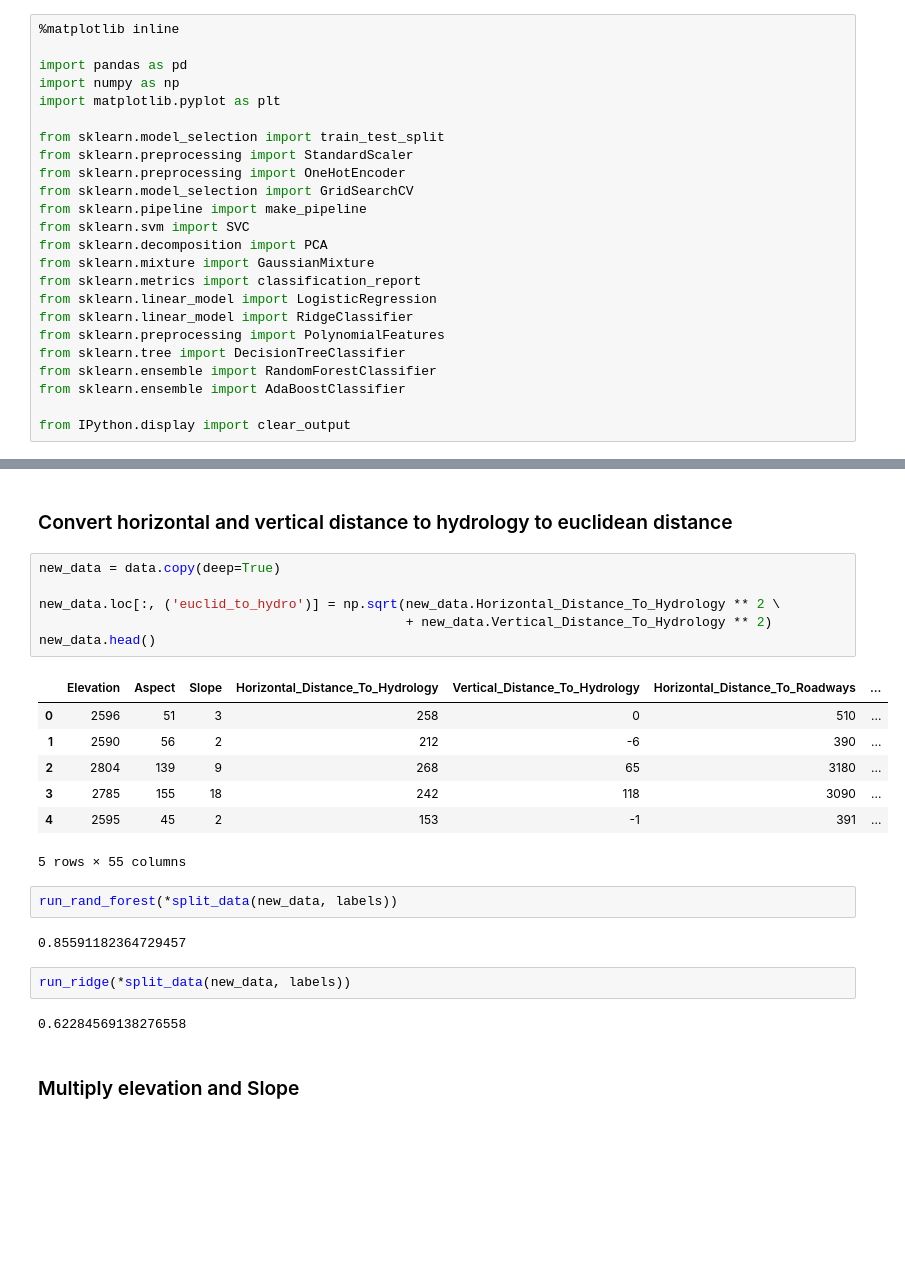
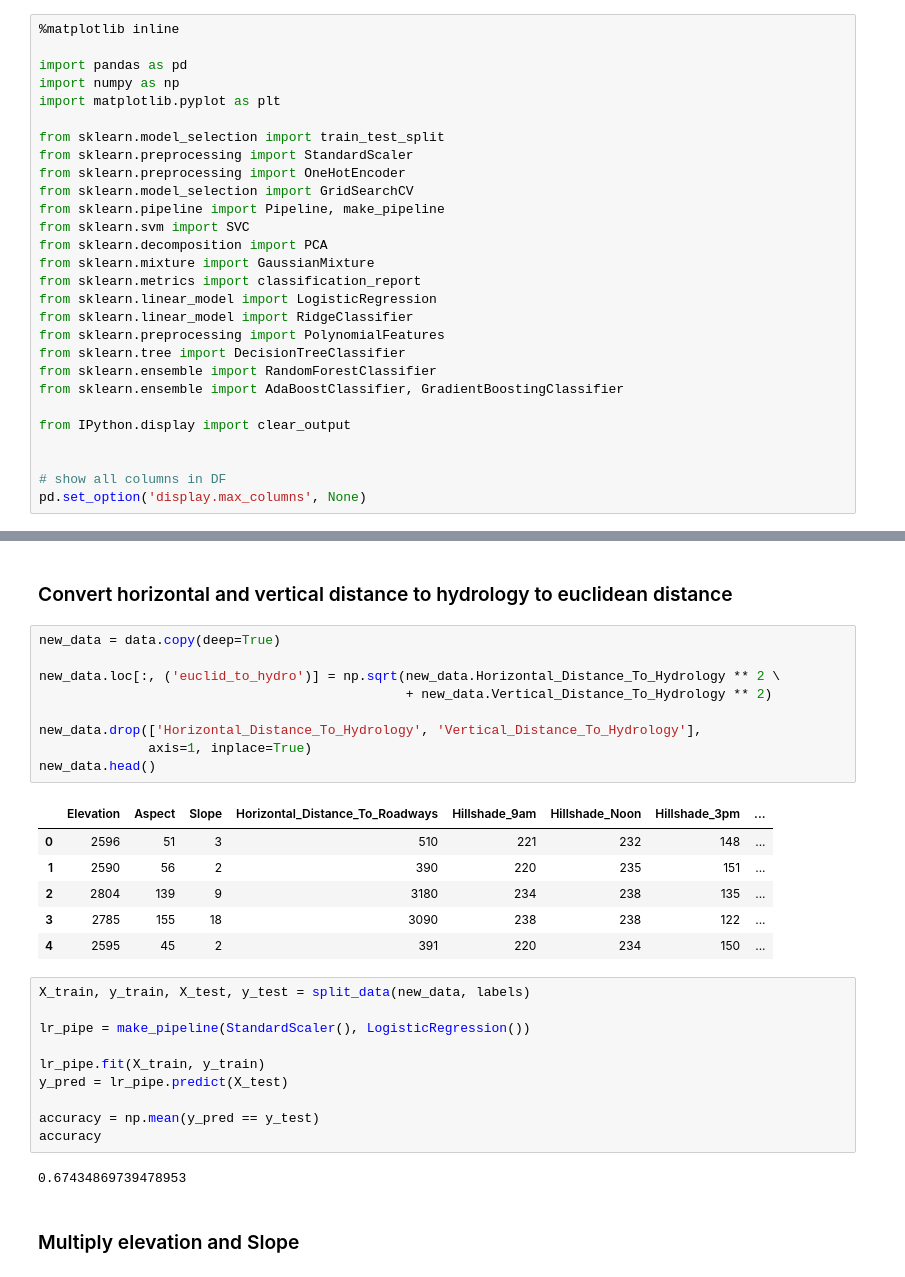
Before and after one commit to chingnaw/W207_Final, a Jupyter notebook: notebooks/Chris Fleisch - Forest Coverage.ipynb, the cells around one changed output, grey strips where cells are left out. Drawn from its saved outputs; the diff is of its cells as text; blank space fills up the shorter version.

Commit message:
Worked on feature engineering with regression

```diff
--- a/notebooks/Chris Fleisch - Forest Coverage.ipynb
+++ b/notebooks/Chris Fleisch - Forest Coverage.ipynb
@@ -9,7 +9,7 @@ from sklearn.model_selection import train_test_split
 from sklearn.preprocessing import StandardScaler
 from sklearn.preprocessing import OneHotEncoder
 from sklearn.model_selection import GridSearchCV
-from sklearn.pipeline import make_pipeline
+from sklearn.pipeline import Pipeline, make_pipeline
 from sklearn.svm import SVC
 from sklearn.decomposition import PCA
 from sklearn.mixture import GaussianMixture
@@ -19,9 +19,13 @@ from sklearn.linear_model import RidgeClassifier
 from sklearn.preprocessing import PolynomialFeatures
 from sklearn.tree import DecisionTreeClassifier
 from sklearn.ensemble import RandomForestClassifier
-from sklearn.ensemble import AdaBoostClassifier
+from sklearn.ensemble import AdaBoostClassifier, GradientBoostingClassifier
 
 from IPython.display import clear_output
+
+
+# show all columns in DF
+pd.set_option('display.max_columns', None)
 # %%
 df = pd.read_csv('../data/train.csv', header=0)
 df.head()
@@ -467,25 +659,31 @@ run_ridge(*split_data(new_data, labels))
 # %%
 new_data = data.copy(deep=True)
 
 new_data.loc[:, ('euclid_to_hydro')] = np.sqrt(new_data.Horizontal_Distance_To_Hydrology ** 2 \
                                                + new_data.Vertical_Distance_To_Hydrology ** 2)
+
+new_data.drop(['Horizontal_Distance_To_Hydrology', 'Vertical_Distance_To_Hydrology'],
+              axis=1, inplace=True)
 new_data.head()
 # %% [output]
-|  | Elevation | Aspect | Slope | Horizontal_Distance_To_Hydrology | Vertical_Distance_To_Hydrology | Horizontal_Distance_To_Roadways | ... |
-| 0 | 2596 | 51 | 3 | 258 | 0 | 510 | ... |
-| 1 | 2590 | 56 | 2 | 212 | -6 | 390 | ... |
-| 2 | 2804 | 139 | 9 | 268 | 65 | 3180 | ... |
-| 3 | 2785 | 155 | 18 | 242 | 118 | 3090 | ... |
-| 4 | 2595 | 45 | 2 | 153 | -1 | 391 | ... |
+|  | Elevation | Aspect | Slope | Horizontal_Distance_To_Roadways | Hillshade_9am | Hillshade_Noon | Hillshade_3pm | ... |
+| 0 | 2596 | 51 | 3 | 510 | 221 | 232 | 148 | ... |
+| 1 | 2590 | 56 | 2 | 390 | 220 | 235 | 151 | ... |
+| 2 | 2804 | 139 | 9 | 3180 | 234 | 238 | 135 | ... |
+| 3 | 2785 | 155 | 18 | 3090 | 238 | 238 | 122 | ... |
+| 4 | 2595 | 45 | 2 | 391 | 220 | 234 | 150 | ... |
-5 rows × 55 columns
-# %%
-run_rand_forest(*split_data(new_data, labels))
-# %% [output]
-0.85591182364729457
-# %%
-run_ridge(*split_data(new_data, labels))
-# %% [output]
-0.62284569138276558
+# %%
+X_train, y_train, X_test, y_test = split_data(new_data, labels)
+
+lr_pipe = make_pipeline(StandardScaler(), LogisticRegression())
+
+lr_pipe.fit(X_train, y_train)
+y_pred = lr_pipe.predict(X_test)
+
+accuracy = np.mean(y_pred == y_test)
+accuracy
+# %% [output]
+0.67434869739478953
 # %% [markdown]
 ### Multiply elevation and Slope
 # %%
```
Also changed, not shown: parts of 59 cells of this notebook.
